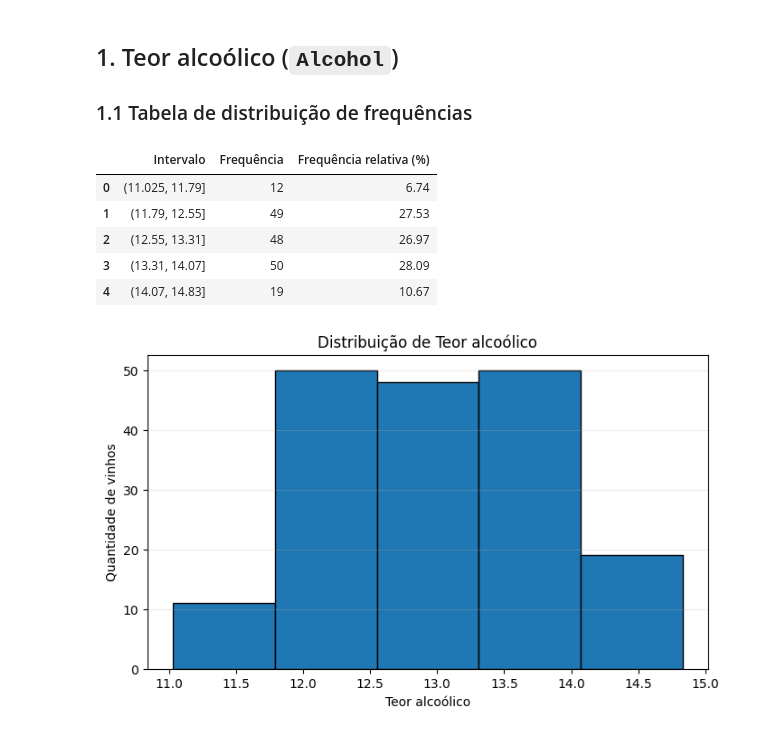
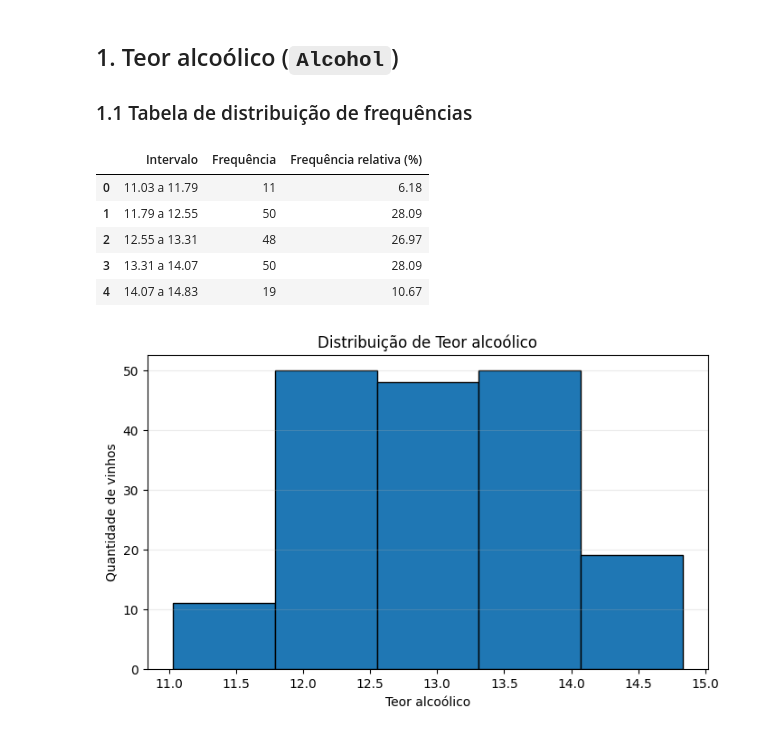
Before and after one commit to matheusrebelo04-maker/Checkpoint5_Estatistica_Wines, a Jupyter notebook: Checkpoint5_Estatistica_Wines (2).ipynb, the cells around one changed output. Saved outputs shown, nothing was run; the diff lists cells and outputs as text; code cells hidden in the pictures.

```diff
--- a/Checkpoint5_Estatistica_Wines (2).ipynb
+++ b/Checkpoint5_Estatistica_Wines (2).ipynb
@@ -44,27 +42,22 @@ A escolha foi feita porque são variáveis numéricas e permitem realizar as med
 
 ### 1.1 Tabela de distribuição de frequências
 # %%
-# Divisão dos dados em 5 intervalos.
-# A frequência mostra quantos vinhos estão em cada intervalo.
-# A frequência relativa mostra a participação percentual de cada intervalo.
+# Criamos os intervalos e as frequências usando os mesmos limites que serão usados no gráfico.
+contagens, limites = np.histogram(df["Alcohol"], bins=5)
+rotulos = [f"{limites[i]:.2f} a {limites[i+1]:.2f}" for i in range(5)]
+tabela_frequencia = pd.DataFrame({
+    "Intervalo": rotulos,
+    "Frequência": contagens,
+    "Frequência relativa (%)": (contagens / len(df) * 100).round(2)
+})
 
-intervalos = pd.cut(df["Alcohol"], bins=5, include_lowest=True)
-tabela_frequencia = (
-    intervalos.value_counts()
-    .sort_index()
-    .rename_axis("Intervalo")
-    .reset_index(name="Frequência")
-)
-tabela_frequencia["Frequência relativa (%)"] = (
-    tabela_frequencia["Frequência"] / len(df) * 100
-).round(2)
-
+# Interpretação: a maior frequência de Alcohol está nos intervalos centrais, mostrando concentração dos valores próximos à média.
 tabela_frequencia
 # %% [output]
 |  | Intervalo | Frequência | Frequência relativa (%) |
-| 0 | (11.025, 11.79] | 12 | 6.74 |
-| 1 | (11.79, 12.55] | 49 | 27.53 |
-| 2 | (12.55, 13.31] | 48 | 26.97 |
-| 3 | (13.31, 14.07] | 50 | 28.09 |
-| 4 | (14.07, 14.83] | 19 | 10.67 |
+| 0 | 11.03 a 11.79 | 11 | 6.18 |
+| 1 | 11.79 a 12.55 | 50 | 28.09 |
+| 2 | 12.55 a 13.31 | 48 | 26.97 |
+| 3 | 13.31 a 14.07 | 50 | 28.09 |
+| 4 | 14.07 a 14.83 | 19 | 10.67 |
 # %%
```
Also changed, not shown: parts of 34 cells of this notebook.
